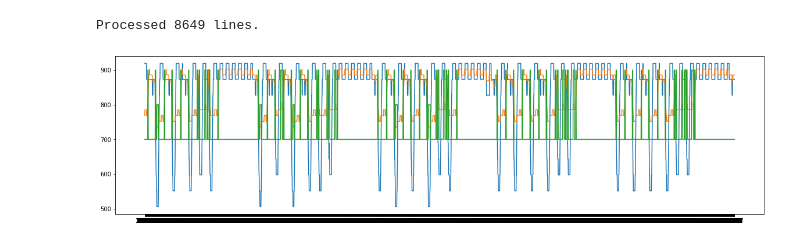
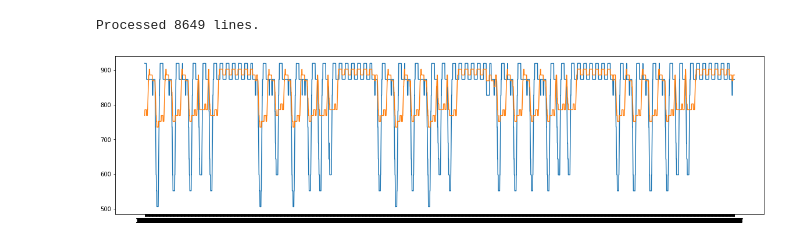
Before and after one commit to mssanwel/ResearchBREED, a Jupyter notebook: Arduino/Acoustic Modem/DataParser.ipynb, the cells around one changed output. Saved outputs shown, nothing was run; the diff lists cells and outputs as text; code cells hidden in the pictures.

```diff
--- a/Arduino/Acoustic Modem/DataParser.ipynb
+++ b/Arduino/Acoustic Modem/DataParser.ipynb
@@ -37,10 +37,10 @@ with open('AcousticData.rtf') as csv_file:
 
     print(f'Processed {line_count} lines.')
     # print(dataVal)
-    plt.figure(figsize=(20, 5))
+    plt.figure(figsize=(40, 10))
     plt.plot(list(dataVal.keys())[2000:5000],avg0[2000:5000])
     plt.plot(list(dataVal.keys())[2000:5000],avg1[2000:5000])
-    plt.plot(list(dataVal.keys())[2000:5000],output[2000:5000])
+#     plt.plot(list(dataVal.keys())[2000:5000],output[2000:5000])
     plt.show()
 # %% [output]
 Processed 26098 lines.
@@ -113,32 +162,32 @@ with open('11100.rtf') as csv_file:
             # print(row)
             #print(f'{row[0]}+{row[1][:-1]}')
             dataVal[row[0]]=row[1][:-1]
             time=int(row[0])
             val=int(row[1][:-1])
 
 
             window0=[val]+window0[0:-1]
             avg0.append(sum(window0)/minSize)
             # print(window)
             window1=[val]+window1[0:-1]
             avg1.append(sum(window1)/maxSize)
 
             if (avg1[-1]<850 and avg1[-1]>800):
                 output.append(900)
             elif (avg1[-1]<745 and avg1[-1]>700):
                 output.append(800)
             else:
                 output.append(700)
 
 
 
     print(f'Processed {line_count} lines.')
     # print(dataVal)
     plt.figure(figsize=(20, 5))
     plt.plot(list(dataVal.keys())[5000:10000],avg0[5000:10000])
     plt.plot(list(dataVal.keys())[5000:10000],avg1[5000:10000])
-    plt.plot(list(dataVal.keys())[5000:10000],output[5000:10000])
+#     plt.plot(list(dataVal.keys())[5000:10000],output[5000:10000])
     plt.show()
 # %% [output]
 Processed 8649 lines.
-[figure, old version]
+[figure, new version]
```
Also changed, not shown: parts of 2 cells of this notebook, 1 other file.
